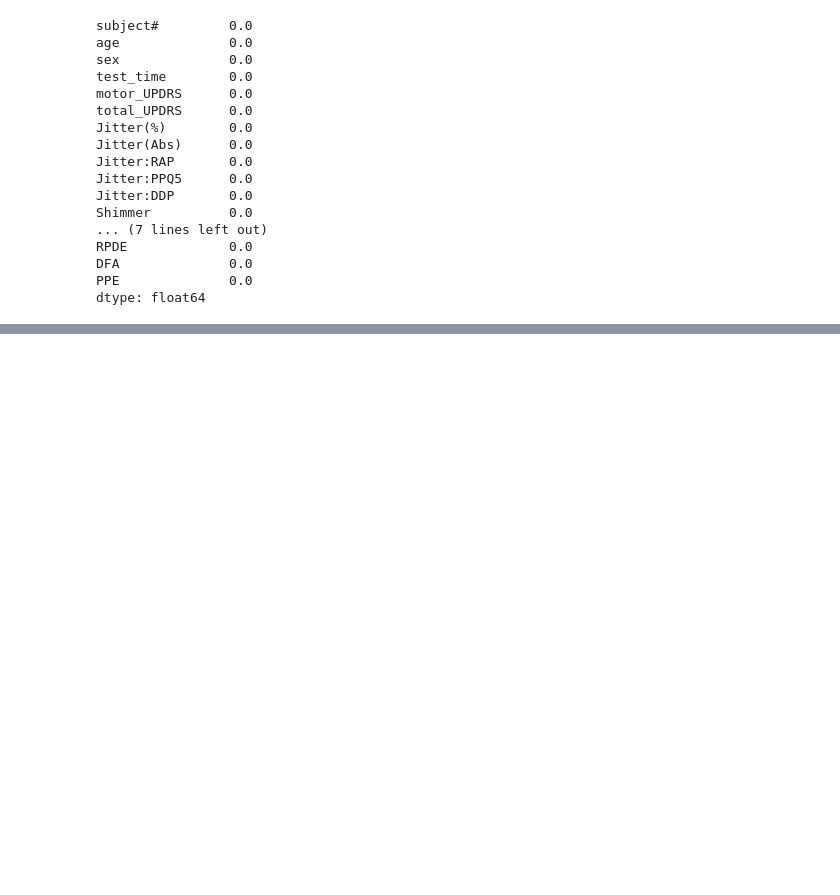
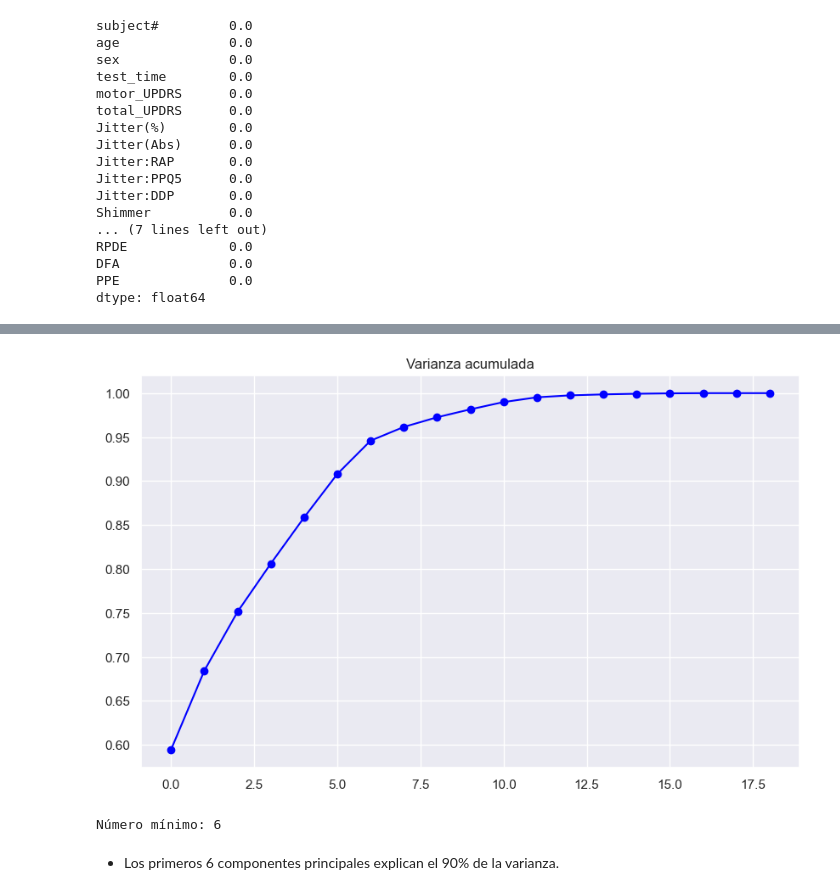
Before and after one commit to ana-vela7/MLOPs, a Jupyter notebook: manipulacion_datos.ipynb, the cells around one changed output, grey strips where cells are left out. Cells and saved outputs as stored; diff of their text form; code cells hidden in the pictures; blank space fills up the shorter version.

```diff
--- a/manipulacion_datos.ipynb
+++ b/manipulacion_datos.ipynb
@@ -76,0 +108,34 @@ dtype: float64
+# %%
+#Análisis de componentes principales
+
+# Preprocesamiento: eliminación de filas con valores faltantes y selección de columnas numéricas
+X = df.select_dtypes(include=['float64', 'int64']).drop(columns=['motor_UPDRS', 'total_UPDRS', 'sex'])
+y = df['total_UPDRS']
+
+# Escalado de características
+scaler = StandardScaler()
+X_scaled = scaler.fit_transform(X)
+
+# Aplicación de PCA sin limitar el número de componentes para observar toda la varianza explicada
+pca = PCA()
+X_pca = pca.fit_transform(X_scaled)
+
+# Cálculo de la varianza acumulada
+varianza_acumulada = np.cumsum(pca.explained_variance_ratio_)
+
+# Determinación del número de componentes para explicar más del 90% de la varianza
+num_componentes_90 = np.where(varianza_acumulada >= 0.9)[0][0] + 1
+
+# Gráfica de la varianza acumulada
+plt.figure(figsize=(10, 6))
+plt.plot(varianza_acumulada, marker='o', linestyle='-', color='blue')
+plt.title('Varianza acumulada')
+plt.show()
+
+# Impresión de resultados
+print(f"Número mínimo: {num_componentes_90}")
+# %% [output]
+[figure, added]
+Número mínimo: 6
+# %% [markdown]
+- Los primeros 6 componentes principales explican el 90% de la varianza.
```
Also changed, not shown: parts of 6 cells of this notebook.
